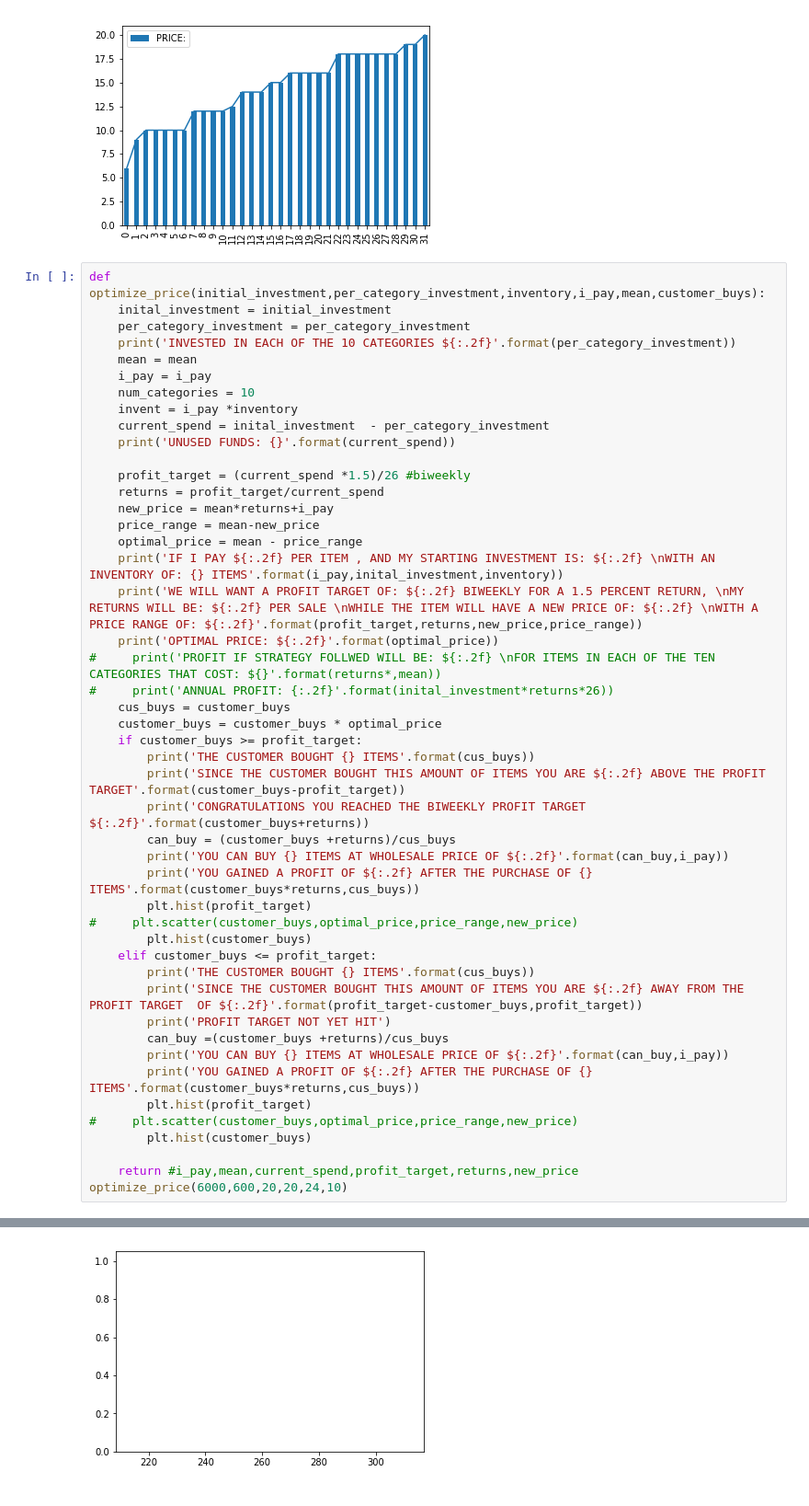
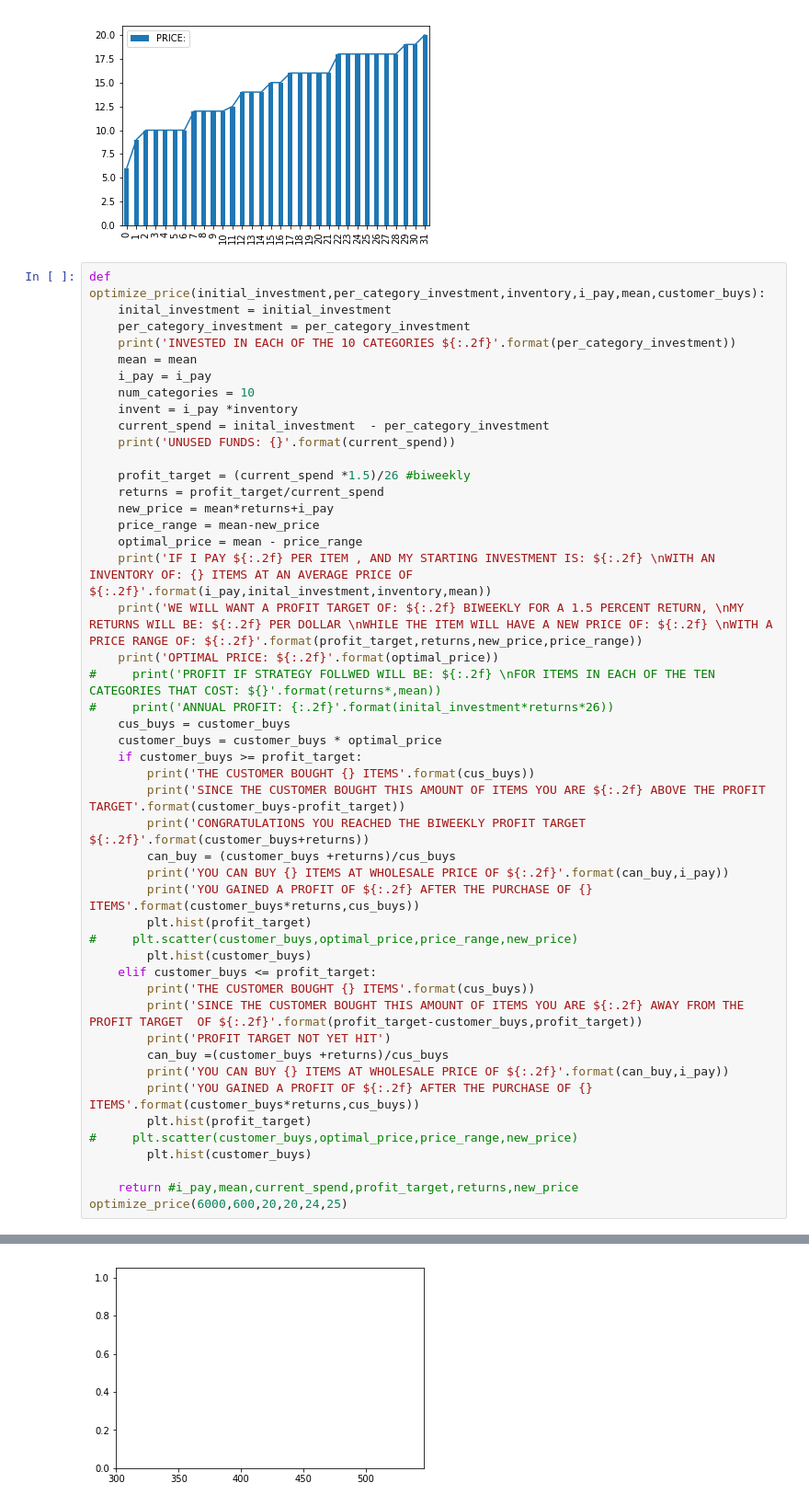
Before and after one commit to gamma-ai/shopify_AI, a Jupyter notebook: shopifai_agent.ipynb, the cells around one changed output, grey strips where cells are left out. Shown at 92% size. Saved outputs shown, nothing was run; the diff lists cells and outputs as text.

```diff
--- a/shopifai_agent.ipynb
+++ b/shopifai_agent.ipynb
@@ -179,8 +179,8 @@ def optimize_price(initial_investment,per_category_investment,inventory,i_pay,me
     new_price = mean*returns+i_pay
     price_range = mean-new_price
     optimal_price = mean - price_range
-    print('IF I PAY ${:.2f} PER ITEM , AND MY STARTING INVESTMENT IS: ${:.2f} \nWITH AN INVENTORY OF: {} ITEMS'.format(i_pay,inital_investment,inventory))
-    print('WE WILL WANT A PROFIT TARGET OF: ${:.2f} BIWEEKLY FOR A 1.5 PERCENT RETURN, \nMY RETURNS WILL BE: ${:.2f} PER SALE \nWHILE THE ITEM WILL HAVE A NEW PRICE OF: ${:.2f} \nWITH A PRICE RANGE OF: ${:.2f}'.format(profit_target,returns,new_price,price_range))
+    print('IF I PAY ${:.2f} PER ITEM , AND MY STARTING INVESTMENT IS: ${:.2f} \nWITH AN INVENTORY OF: {} ITEMS AT AN AVERAGE PRICE OF ${:.2f}'.format(i_pay,inital_investment,inventory,mean))
+    print('WE WILL WANT A PROFIT TARGET OF: ${:.2f} BIWEEKLY FOR A 1.5 PERCENT RETURN, \nMY RETURNS WILL BE: ${:.2f} PER DOLLAR \nWHILE THE ITEM WILL HAVE A NEW PRICE OF: ${:.2f} \nWITH A PRICE RANGE OF: ${:.2f}'.format(profit_target,returns,new_price,price_range))
     print('OPTIMAL PRICE: ${:.2f}'.format(optimal_price))
 #     print('PROFIT IF STRATEGY FOLLWED WILL BE: ${:.2f} \nFOR ITEMS IN EACH OF THE TEN CATEGORIES THAT COST: ${}'.format(returns*,mean))
 #     print('ANNUAL PROFIT: {:.2f}'.format(inital_investment*returns*26))
@@ -208,7 +208,7 @@ def optimize_price(initial_investment,per_category_investment,inventory,i_pay,me
         plt.hist(customer_buys)
 
     return #i_pay,mean,current_spend,profit_target,returns,new_price
-optimize_price(6000,600,20,20,24,10)
+optimize_price(6000,600,20,20,24,25)
 # %% [output]
 INVESTED IN EACH OF THE 10 CATEGORIES $600.00
 UNUSED FUNDS: 5400
@@ -227 +227 @@ YOU GAINED A PROFIT OF $12.34 AFTER THE PURCHASE OF 10 ITEMS
-[figure, old version]
+[figure, new version]
```
Also changed, not shown: parts of 1 cell of this notebook.
